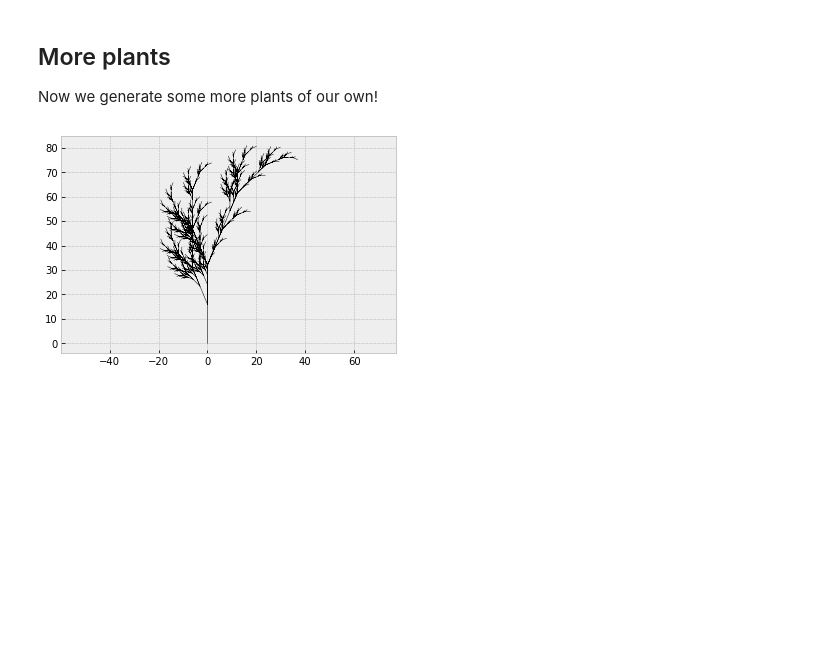
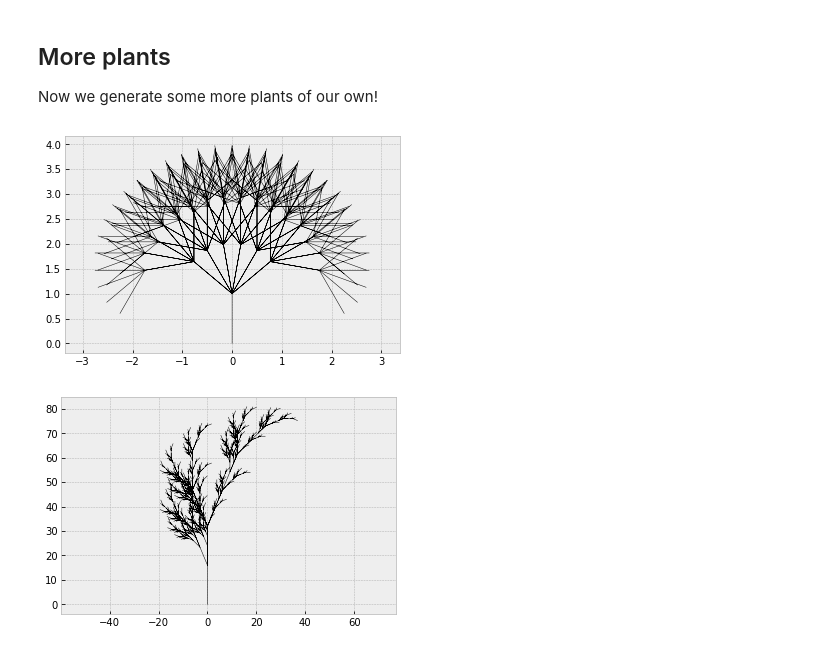
Before and after one commit to a11isonliu/tree-modeling, a Jupyter notebook: AL_treesim.ipynb, the cells around one changed output. Drawn from its saved outputs; the diff is of its cells as text; code cells hidden in the pictures; blank space fills up the shorter version.

```diff
--- a/AL_treesim.ipynb
+++ b/AL_treesim.ipynb
@@ -32,7 +32,7 @@ We can provide a 'turtle' that walks around the grid with instructions using the
 * '[': stay still but remember it's current location and angle
 * ']': return to the last remembered location, then forget about it
 # %%
-def plot_coords(coords, bare_plot=False):
+def plot_coords(coords, bare_plot=True):
     '''This function takes a list of coordinates we want the turtle to travel to and converts them to lists of coordinates in the form to be plotted by matplotlib.'''
     if bare_plot:
         # Turns off the axis markers.
@@ -157,6 +173,12 @@ l_plot('A', {'F': 'FF', 'A': 'F[+AF-[A]--A][---A]'}, 5, 22.5)
 # %% [markdown]
 ## More plants
 Now we generate some more plants of our own!
+# %%
+n = 3 # iterations
+angle = 10 # turning angle
+l_plot('F', {'F': 'F[-F][+F][+++F][---F][+++++F][-----F]'}, n, angle)
+# %% [output]
+[figure, added]
 # %%
 l_plot('A', {'A': 'F-[[A]+A]+F[+FA]-A', 'F': 'FF'}, 5, 22.5)
 # %% [output]
```
Also changed, not shown: parts of 6 cells of this notebook, 6 other files.
